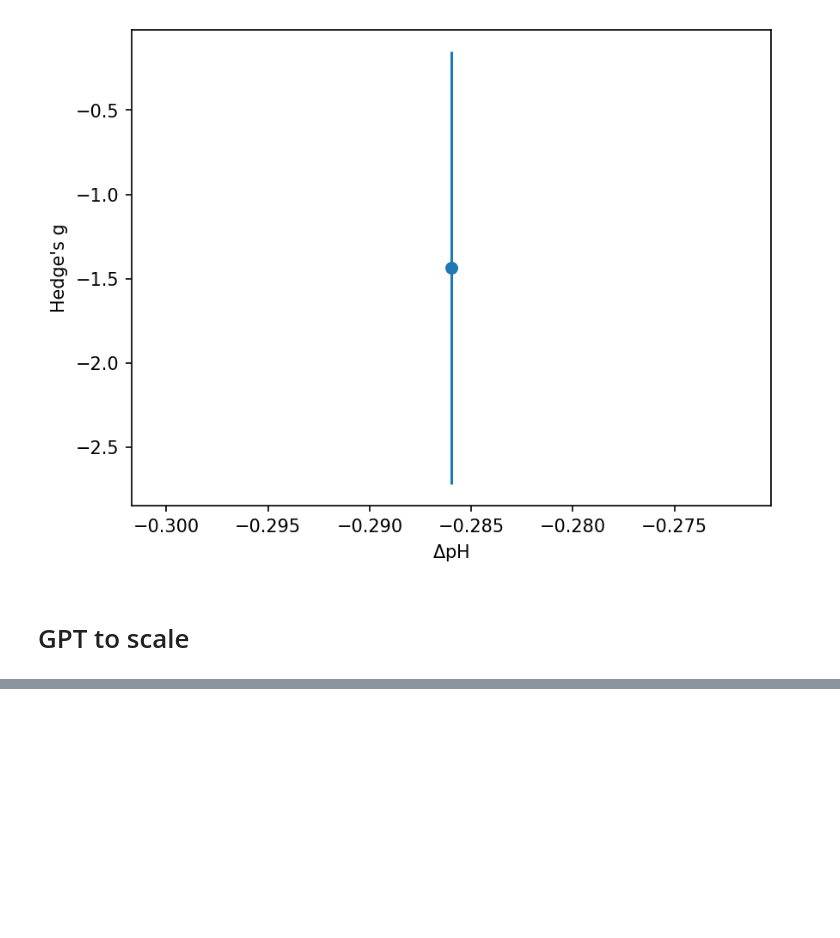
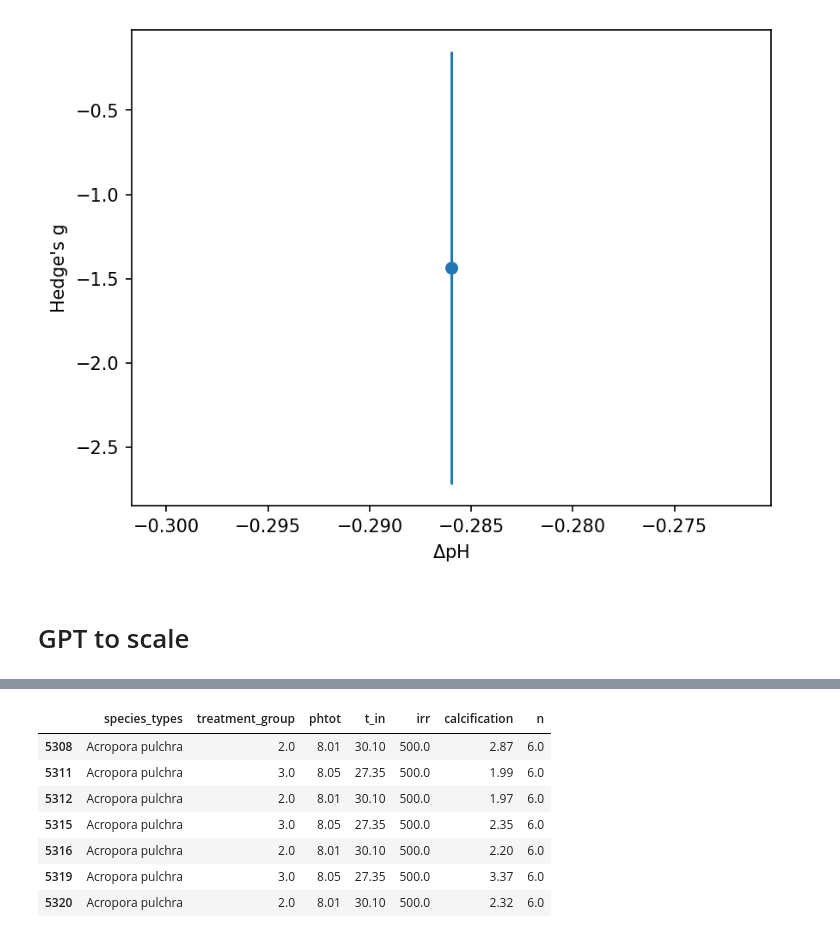
Before and after one commit to orlando-code/calc-rates, a Jupyter notebook: analysis.ipynb, the cells around one changed output, grey strips where cells are left out. Drawn from its saved outputs; the diff is of its cells as text; code cells hidden in the pictures; blank space fills up the shorter version.

```diff
--- a/analysis.ipynb
+++ b/analysis.ipynb
@@ -290,0 +498,11 @@ Name: n, dtype: object
+# %%
+study_df[study_df['treatment_group'].isin([2, 3])][sel_cols]
+# %% [output]
+|  | species_types | treatment_group | phtot | t_in | irr | calcification | n |
+| 5308 | Acropora pulchra | 2.0 | 8.01 | 30.10 | 500.0 | 2.87 | 6.0 |
+| 5311 | Acropora pulchra | 3.0 | 8.05 | 27.35 | 500.0 | 1.99 | 6.0 |
+| 5312 | Acropora pulchra | 2.0 | 8.01 | 30.10 | 500.0 | 1.97 | 6.0 |
+| 5315 | Acropora pulchra | 3.0 | 8.05 | 27.35 | 500.0 | 2.35 | 6.0 |
+| 5316 | Acropora pulchra | 2.0 | 8.01 | 30.10 | 500.0 | 2.20 | 6.0 |
+| 5319 | Acropora pulchra | 3.0 | 8.05 | 27.35 | 500.0 | 3.37 | 6.0 |
+| 5320 | Acropora pulchra | 2.0 | 8.01 | 30.10 | 500.0 | 2.32 | 6.0 |
```
Also changed, not shown: parts of 16 cells of this notebook, 2 other files.
